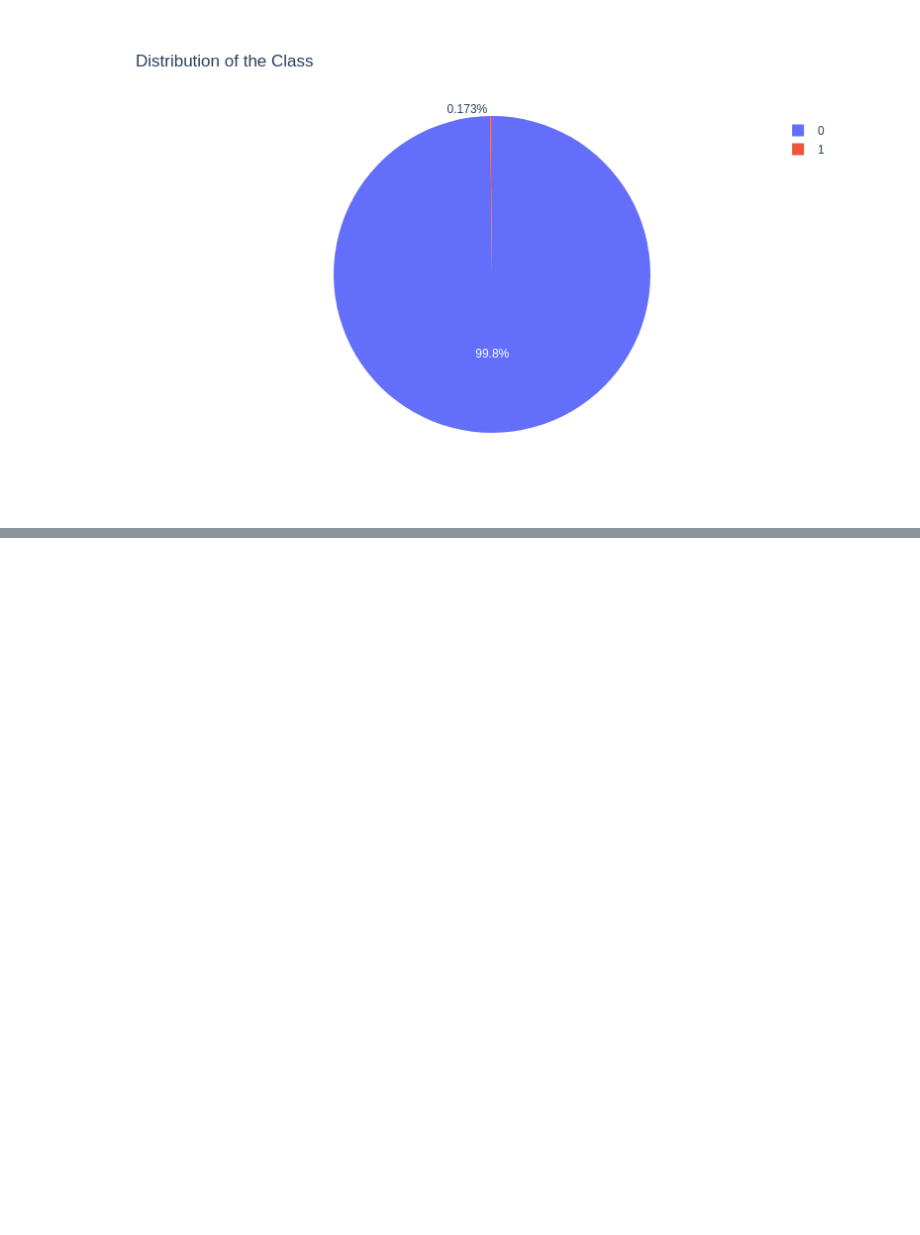
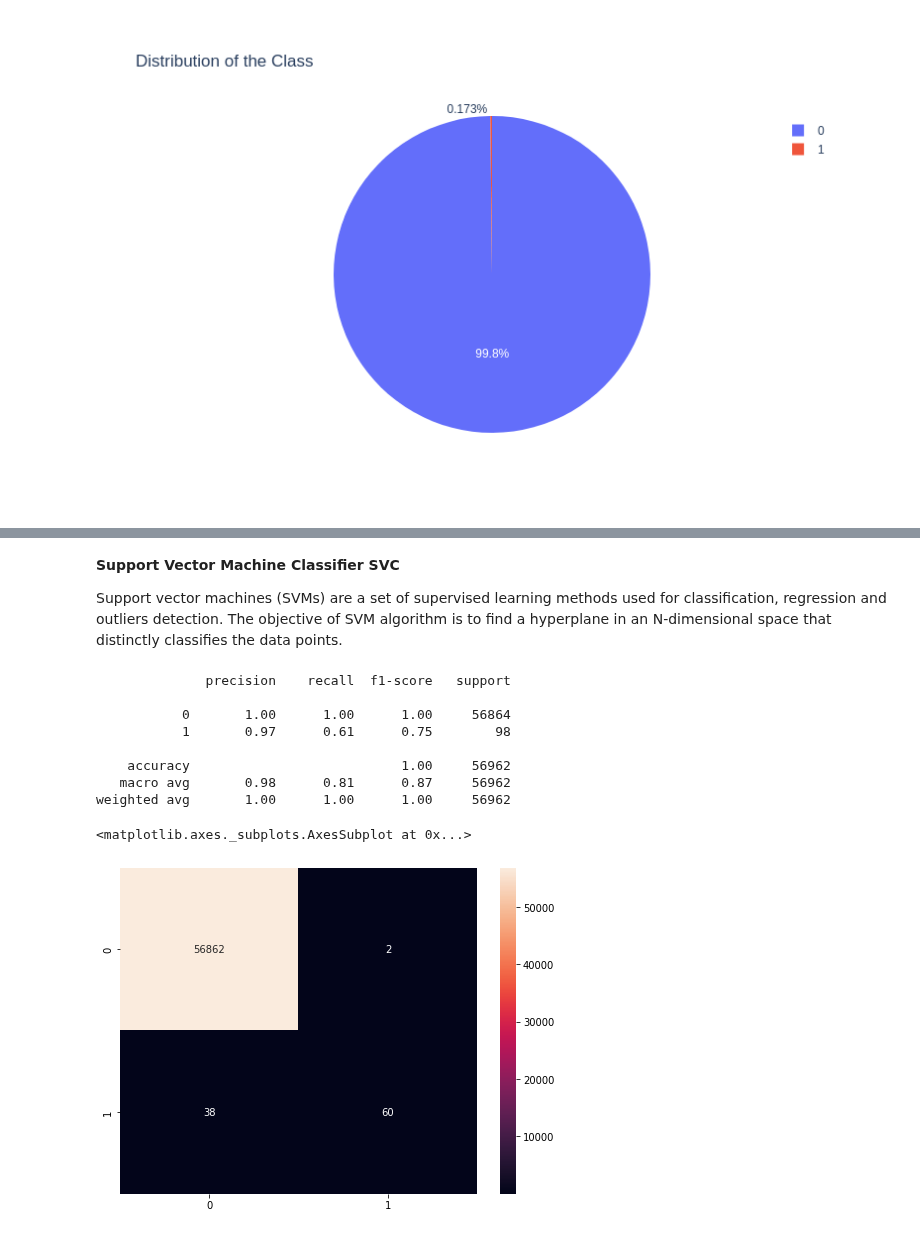
Before and after one commit to kkrusere/Credit-Card-Fraud-Anomaly-Outlier-Detection, a Jupyter notebook: Credit_Card_fraud_detection.ipynb, the cells around one changed output, grey strips where cells are left out. Saved outputs shown, nothing was run; the diff lists cells and outputs as text; code cells hidden in the pictures; blank space fills up the shorter version.

```diff
--- a/Credit_Card_fraud_detection.ipynb
+++ b/Credit_Card_fraud_detection.ipynb
@@ -123,0 +218,25 @@ fig.show(renderer='png', height=500, width=800)
+# %% [markdown]
+**Support Vector Machine Classifier SVC**
+
+Support vector machines (SVMs) are a set of supervised learning methods used for classification, regression and outliers detection. The objective of SVM algorithm is to find a hyperplane in an N-dimensional space that distinctly classifies the data points.
+# %%
+classifier = SVC()
+classifier.fit(X_train, y_train)
+y_pred = classifier.predict(X_test)
+
+print(classification_report(y_test,y_pred))
+cm = confusion_matrix(y_test,y_pred)
+
+plt.figure(figsize = (8,6))
+sns.heatmap(cm,annot = True,cbar = True, fmt = 'g')
+# %% [output]
+              precision    recall  f1-score   support
+
+           0       1.00      1.00      1.00     56864
+           1       0.97      0.61      0.75        98
+
+    accuracy                           1.00     56962
+   macro avg       0.98      0.81      0.87     56962
+weighted avg       1.00      1.00      1.00     56962
+<matplotlib.axes._subplots.AxesSubplot at 0x...>
+[figure, added]
```
Also changed, not shown: parts of 17 cells of this notebook.
